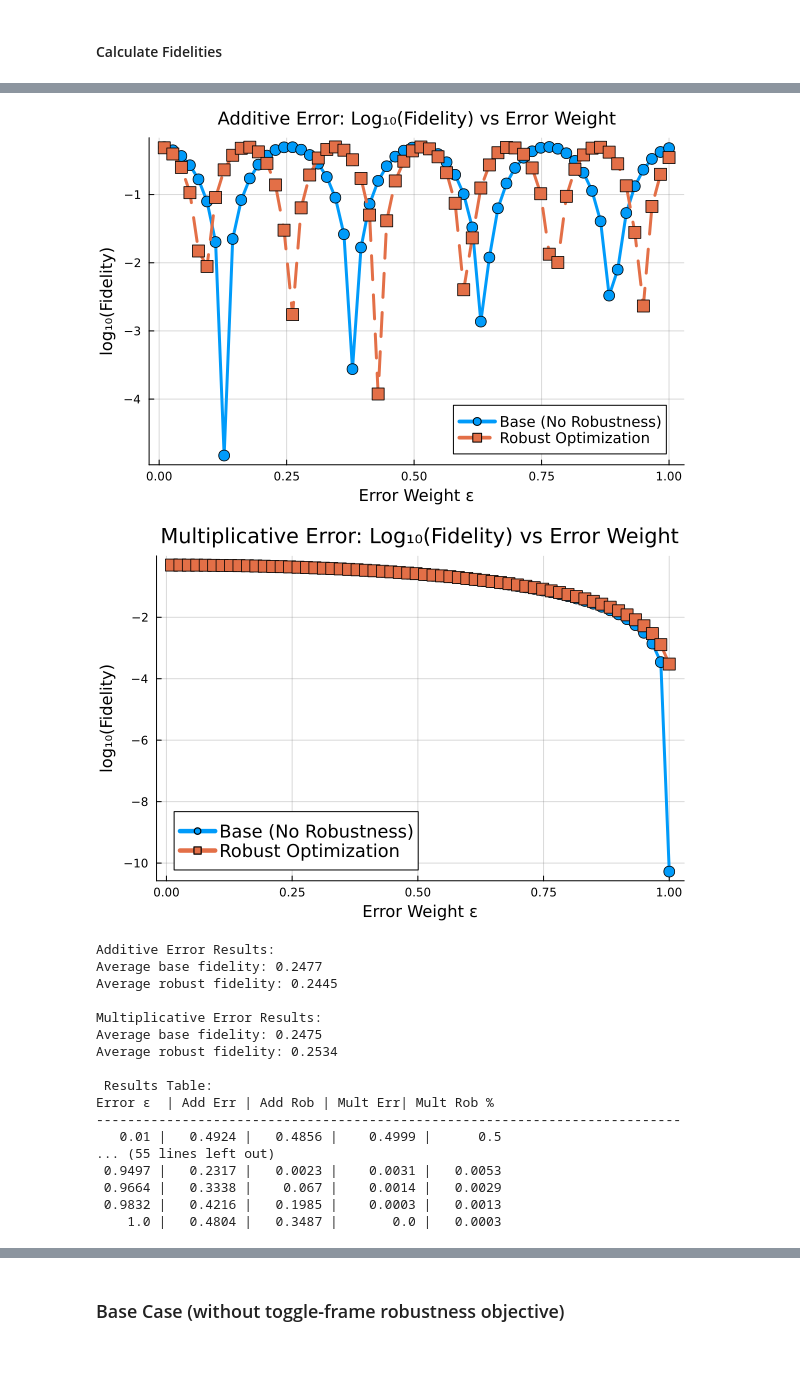
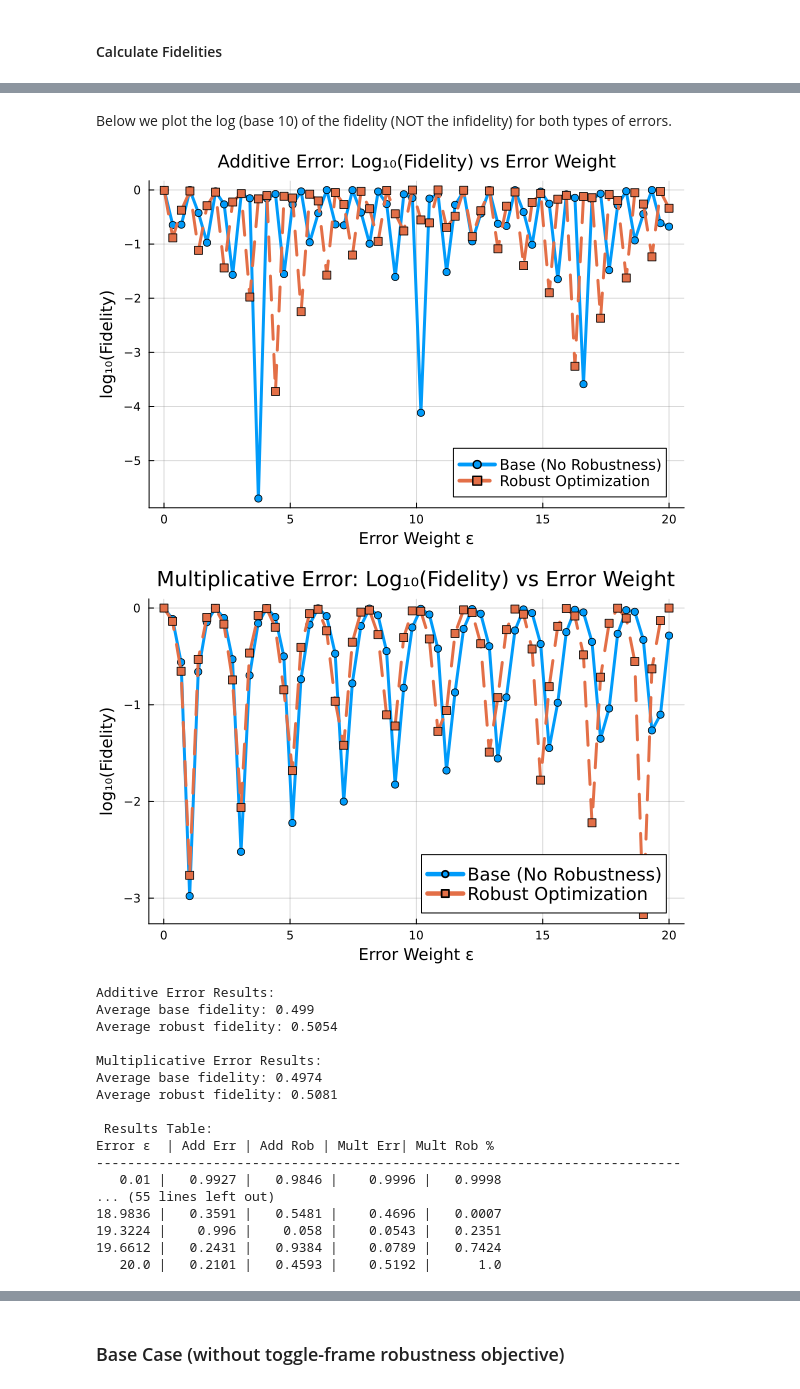
Before and after one commit to samafine1/notebooks, a Jupyter notebook: src/rob_obj_comp.ipynb, the cells around one changed output, grey strips where cells are left out. Drawn from its saved outputs; the diff is of its cells as text; code cells hidden in the pictures; blank space fills up the shorter version.

```diff
--- a/src/rob_obj_comp.ipynb
+++ b/src/rob_obj_comp.ipynb
@@ -72,11 +80,10 @@ solve!(rob_prob, max_iter=50, print_level=0)
 # %%
-
 mult_err_fids = Float64[]
 additive_err_fids = Float64[]
 mult_rob_fids = Float64[]
 additive_rob_fids = Float64[]
 
-error_magnitudes = [x for x in range(0.01, stop=π, length=60)]
+error_magnitudes = [x for x in range(0.01, stop=10, length=60)]
 
 # calculate fidelities
 for ε in error_magnitudes
@@ -92,9 +99,9 @@ for ε in error_magnitudes
     push!(mult_rob_fids, mult_rob_fidelity)
 
     # additive case
-    ∂ₑHₐ = PAULIS.X
-    H_drift(ε) = ε * PAULIS.X
-    H_drive_add = PAULIS.X
+    # ∂ₑHₐ = PAULIS.X
+    H_drift(ε) = ε * H_drive
+    H_drive_add = H_drive
     add_err_sys = QuantumSystem(H_drift(ε),[H_drive_add])
     add_err_fidelity = unitary_rollout_fidelity(prob.trajectory, add_err_sys)
     push!(additive_err_fids, add_err_fidelity)
@@ -122,8 +129,10 @@ Error magnitude ε = 1.0
+# %% [markdown]
+Below we plot the log (base 10) of the fidelity (NOT the infidelity) for both types of errors.
 # %%
 # Plot 1: Additive Error - Base vs Robust Fidelity
 p1 = plot(error_magnitudes, log10.(additive_err_fids),
          label="Base (No Robustness)",
-         marker=:circle, markersize=6, linewidth=3,
+         marker=:circle, markersize=4, linewidth=3,
          xlabel="Error Weight ε",
          ylabel="log₁₀(Fidelity)",
          title="Additive Error: Log₁₀(Fidelity) vs Error Weight",
@@ -133,65 +142,63 @@ p1 = plot(error_magnitudes, log10.(additive_err_fids),
 
 plot!(p1, error_magnitudes, log10.(additive_rob_fids),
       label="Robust Optimization",
-      marker=:square, markersize=6, linewidth=3,
+      marker=:square, markersize=4, linewidth=3,
       linestyle=:dash)
 
 # Plot 2: Multiplicative Error - Base vs Robust Fidelity
 p2 = plot(error_magnitudes, log10.(mult_err_fids),
          label="Base (No Robustness)",
-         marker=:circle, markersize=6, linewidth=3,
+         marker=:circle, markersize=4, linewidth=3,
          xlabel="Error Weight ε",
          ylabel="log₁₀(Fidelity)",
          title="Multiplicative Error: Log₁₀(Fidelity) vs Error Weight",
          legendfontsize=12, titlefontsize=14,
          grid=true, gridwidth=1, gridcolor=:gray, gridalpha=0.3
          )
 
 plot!(p2, error_magnitudes, log10.(mult_rob_fids),
       label="Robust Optimization",
-      marker=:square, markersize=6, linewidth=3,
+      marker=:square, markersize=4, linewidth=3,
       linestyle=:dash)
 
 display(p1)
 display(p2)
-
-# # plot(min_time_prob.trajectory, [:Ũ⃗, :a])
 
 # # Summary statistics
 println("\nAdditive Error Results:")
 println("Average base fidelity: $(round(mean(additive_err_fids), digits=4))")
 println("Average robust fidelity: $(round(mean(additive_rob_fids), digits=4))")
 
 println("\nMultiplicative Error Results:")
 println("Average base fidelity: $(round(mean(mult_err_fids), digits=4))")
 println("Average robust fidelity: $(round(mean(mult_rob_fids), digits=4))")
 
 println("\n Results Table:")
 println("Error ε  | Add Err | Add Rob | Mult Err| Mult Rob %")
 println("-" ^ 75)
 for i in 1:length(error_magnitudes)
     println("$(lpad(round(error_magnitudes[i], digits=4), 7)) | $(lpad(round(additive_err_fids[i], digits=4), 8)) | $(lpad(round(additive_rob_fids[i], digits=4), 8)) | $(lpad(round(mult_err_fids[i], digits=4), 9)) | $(lpad(round(mult_rob_fids[i], digits=4), 8))")
 end
 # %% [output]
-[figure, old version]
+[figure, new version]
-[figure, old version]
+[figure, new version]
 Additive Error Results:
-Average base fidelity: 0.2477
-Average robust fidelity: 0.2445
+Average base fidelity: 0.499
+Average robust fidelity: 0.5054
 
 Multiplicative Error Results:
-Average base fidelity: 0.2475
-Average robust fidelity: 0.2534
+Average base fidelity: 0.4974
+Average robust fidelity: 0.5081
 
  Results Table:
 Error ε  | Add Err | Add Rob | Mult Err| Mult Rob %
 ---------------------------------------------------------------------------
-   0.01 |   0.4924 |   0.4856 |    0.4999 |      0.5
+   0.01 |   0.9927 |   0.9846 |    0.9996 |   0.9998
 ... (55 lines left out)
- 0.9497 |   0.2317 |   0.0023 |    0.0031 |   0.0053
- 0.9664 |   0.3338 |    0.067 |    0.0014 |   0.0029
- 0.9832 |   0.4216 |   0.1985 |    0.0003 |   0.0013
-    1.0 |   0.4804 |   0.3487 |       0.0 |   0.0003
+18.9836 |   0.3591 |   0.5481 |    0.4696 |   0.0007
+19.3224 |    0.996 |    0.058 |    0.0543 |   0.2351
+19.6612 |   0.2431 |   0.9384 |    0.0789 |   0.7424
+   20.0 |   0.2101 |   0.4593 |    0.5192 |      1.0
 # %% [markdown]
 ## Adjoint, Toggling, Adjoint+Toggling Comparison
 
```
Also changed, not shown: parts of 21 cells of this notebook, 2 other files.
